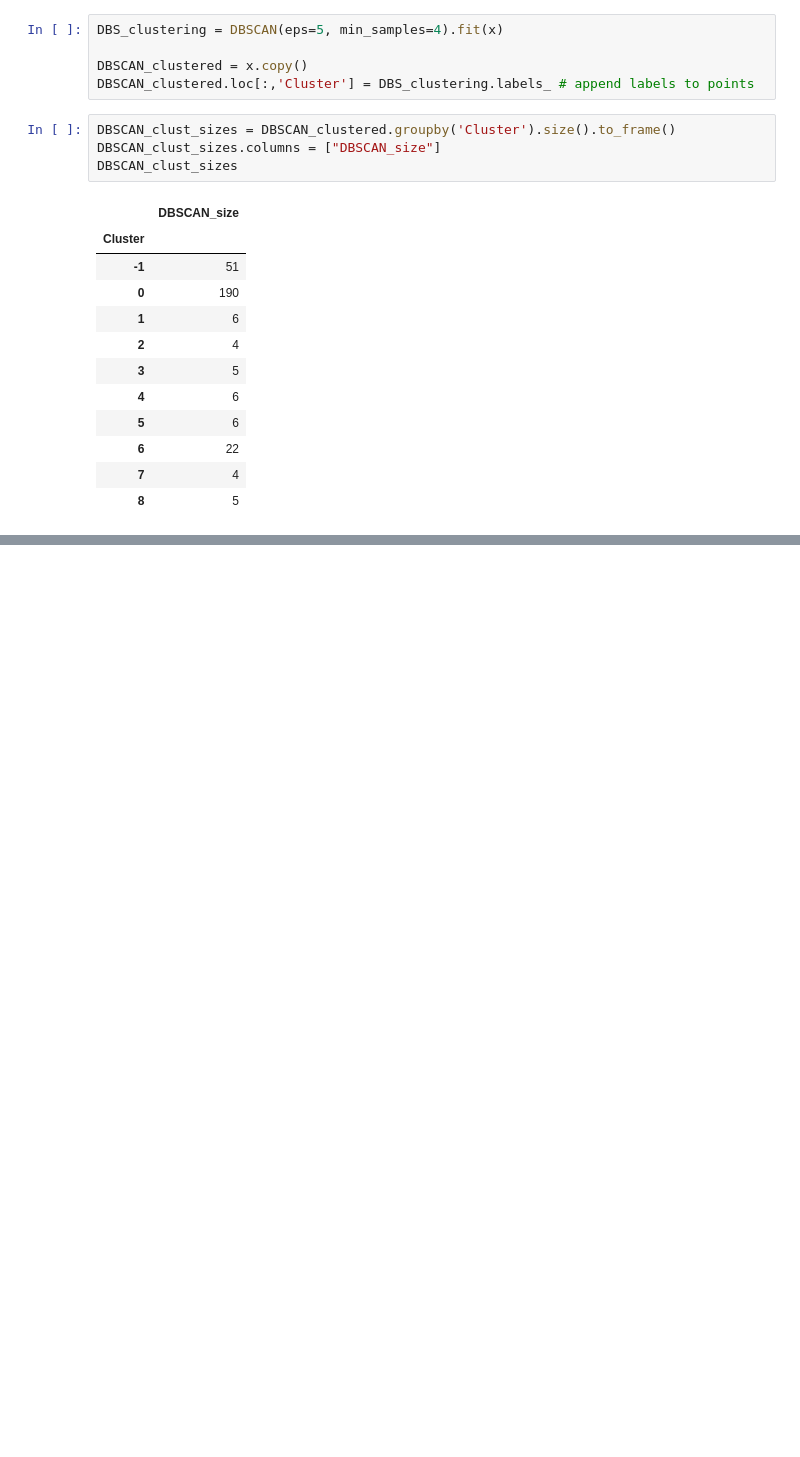
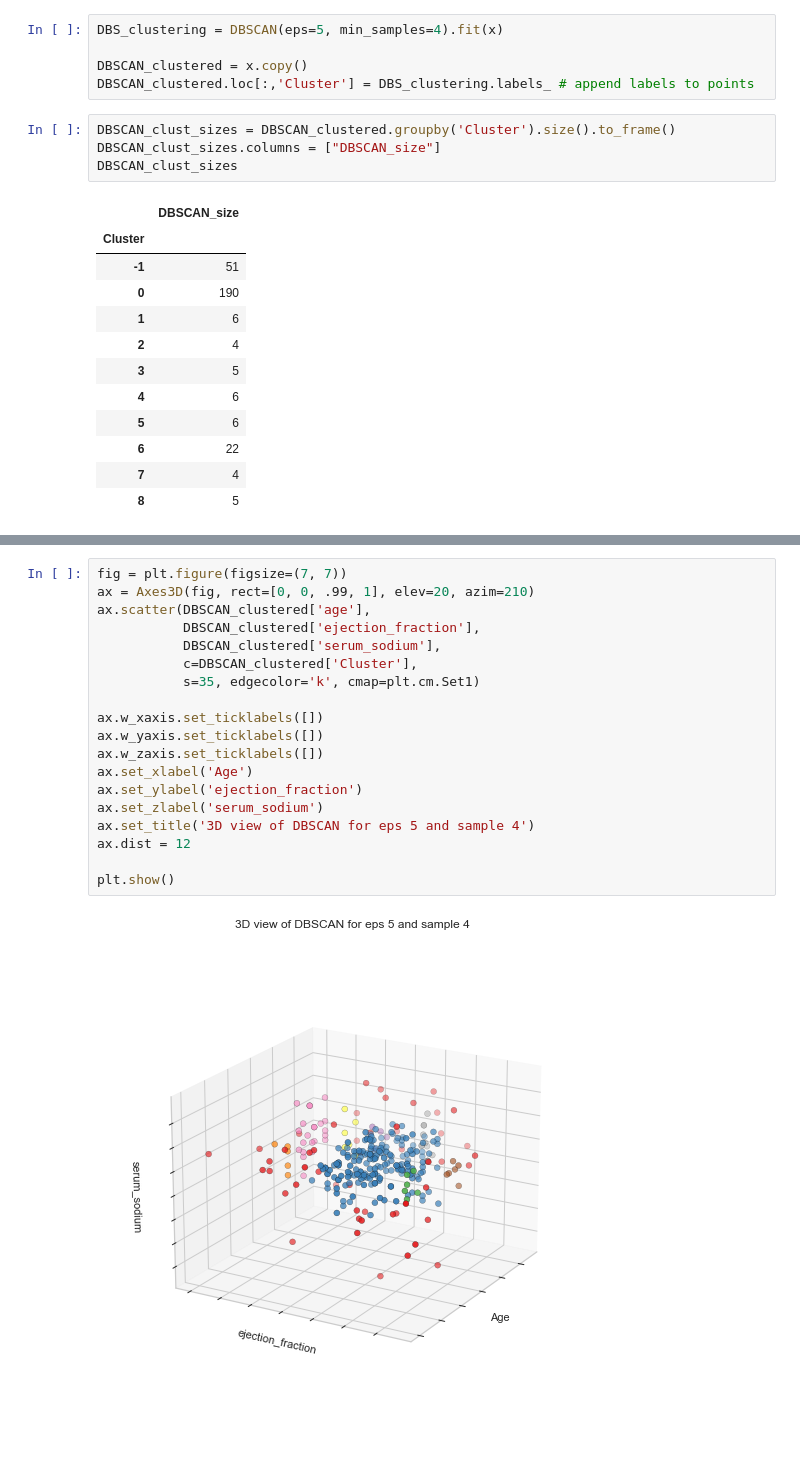
Before and after one commit to 1rahulvijay/Artificial_Intelligence, a Jupyter notebook: disease_clustring/heart_failure.ipynb, the cells around one changed output, grey strips where cells are left out. Drawn from its saved outputs; the diff is of its cells as text; blank space fills up the shorter version.

```diff
--- a/disease_clustring/heart_failure.ipynb
+++ b/disease_clustring/heart_failure.ipynb
@@ -342,0 +343,21 @@ plt.show()
+# %%
+fig = plt.figure(figsize=(7, 7))
+ax = Axes3D(fig, rect=[0, 0, .99, 1], elev=20, azim=210)
+ax.scatter(DBSCAN_clustered['age'],
+           DBSCAN_clustered['ejection_fraction'],
+           DBSCAN_clustered['serum_sodium'],
+           c=DBSCAN_clustered['Cluster'],
+           s=35, edgecolor='k', cmap=plt.cm.Set1)
+
+ax.w_xaxis.set_ticklabels([])
+ax.w_yaxis.set_ticklabels([])
+ax.w_zaxis.set_ticklabels([])
+ax.set_xlabel('Age')
+ax.set_ylabel('ejection_fraction')
+ax.set_zlabel('serum_sodium')
+ax.set_title('3D view of DBSCAN for eps 5 and sample 4')
+ax.dist = 12
+
+plt.show()
+# %% [output]
+[figure, added]
```
Also changed, not shown: parts of 9 cells of this notebook.
